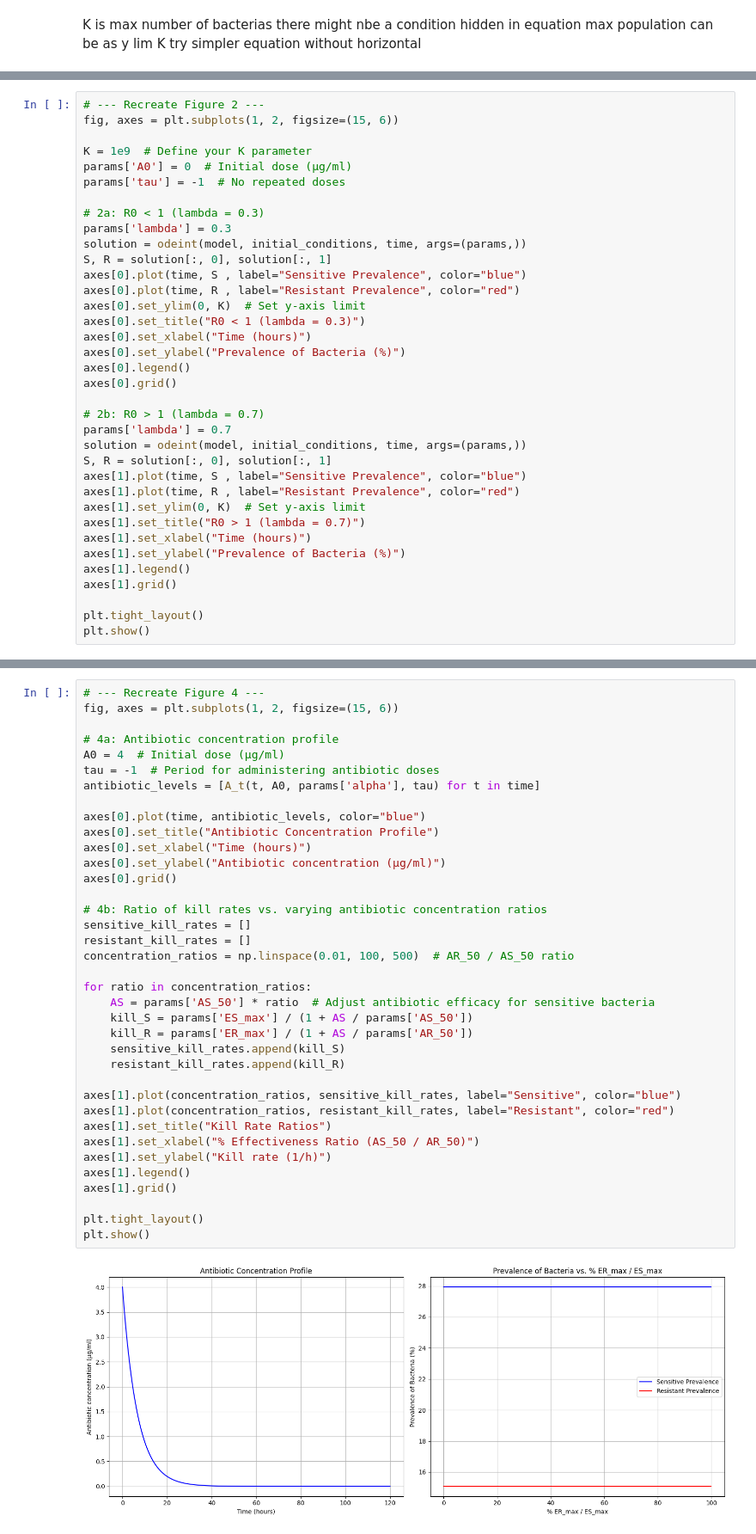
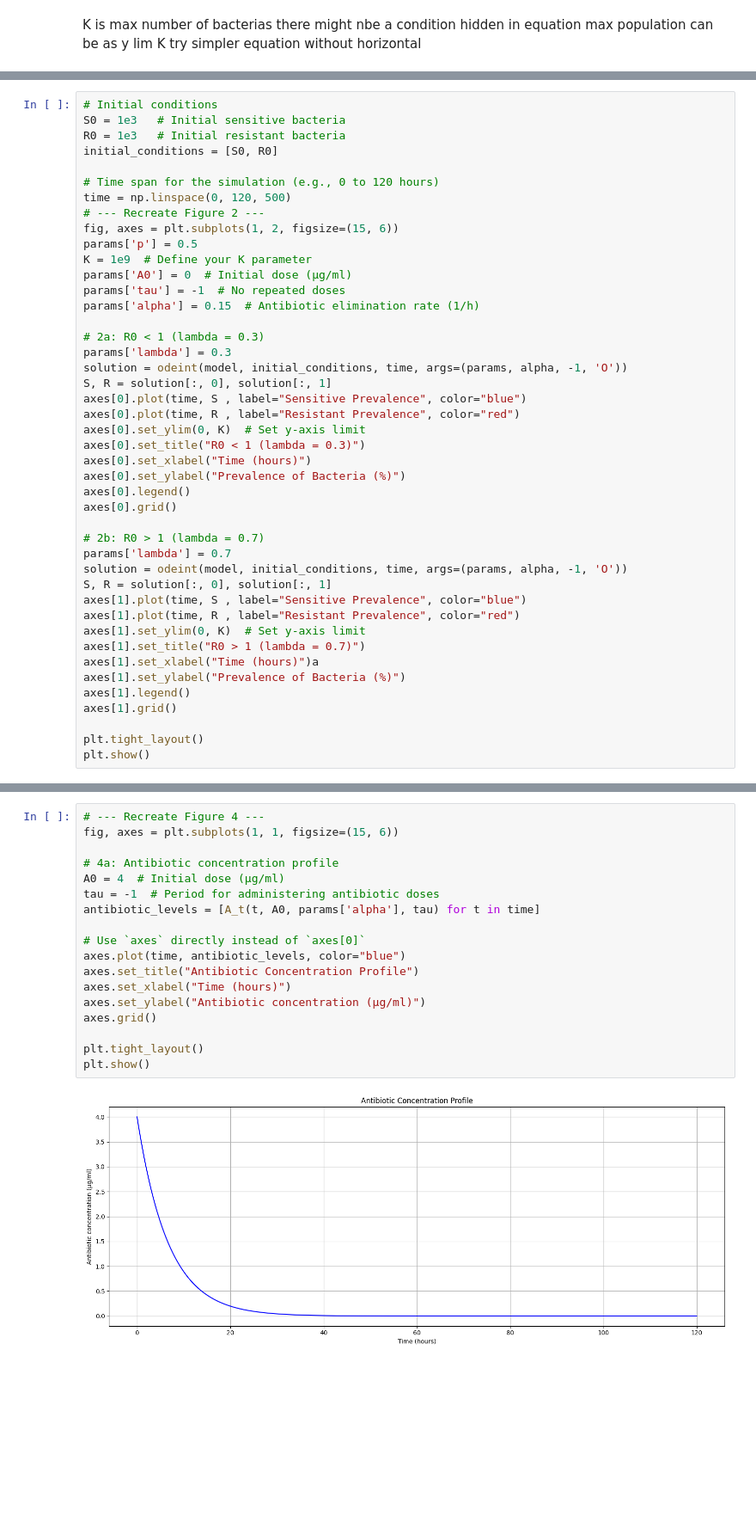
Before and after one commit to itillushka/Antibiotic-Resistance, a Jupyter notebook: antibiotic_resistance_nb.ipynb, the cells around one changed output, grey strips where cells are left out. Shown at 86% size. Drawn from its saved outputs; the diff is of its cells as text; blank space fills up the shorter version.

Commit message:
Model improved, major fixes

```diff
--- a/antibiotic_resistance_nb.ipynb
+++ b/antibiotic_resistance_nb.ipynb
@@ -73,14 +154,22 @@ time = np.linspace(0, 120, 500)
 # %%
+# Initial conditions
+S0 = 1e3   # Initial sensitive bacteria
+R0 = 1e3   # Initial resistant bacteria
+initial_conditions = [S0, R0]
+
+# Time span for the simulation (e.g., 0 to 120 hours)
+time = np.linspace(0, 120, 500)
 # --- Recreate Figure 2 ---
 fig, axes = plt.subplots(1, 2, figsize=(15, 6))
-
+params['p'] = 0.5
 K = 1e9  # Define your K parameter
 params['A0'] = 0  # Initial dose (μg/ml)
 params['tau'] = -1  # No repeated doses
+params['alpha'] = 0.15  # Antibiotic elimination rate (1/h)
 
 # 2a: R0 < 1 (lambda = 0.3)
 params['lambda'] = 0.3
-solution = odeint(model, initial_conditions, time, args=(params,))
+solution = odeint(model, initial_conditions, time, args=(params, alpha, -1, 'O'))
 S, R = solution[:, 0], solution[:, 1]
 axes[0].plot(time, S , label="Sensitive Prevalence", color="blue")
 axes[0].plot(time, R , label="Resistant Prevalence", color="red")
@@ -93,13 +182,13 @@ axes[0].grid()
 
 # 2b: R0 > 1 (lambda = 0.7)
 params['lambda'] = 0.7
-solution = odeint(model, initial_conditions, time, args=(params,))
+solution = odeint(model, initial_conditions, time, args=(params, alpha, -1, 'O'))
 S, R = solution[:, 0], solution[:, 1]
 axes[1].plot(time, S , label="Sensitive Prevalence", color="blue")
 axes[1].plot(time, R , label="Resistant Prevalence", color="red")
 axes[1].set_ylim(0, K)  # Set y-axis limit
 axes[1].set_title("R0 > 1 (lambda = 0.7)")
-axes[1].set_xlabel("Time (hours)")
+axes[1].set_xlabel("Time (hours)")a
 axes[1].set_ylabel("Prevalence of Bacteria (%)")
 axes[1].legend()
 axes[1].grid()
@@ -111,39 +200,20 @@ plt.show()
 # %%
 # --- Recreate Figure 4 ---
-fig, axes = plt.subplots(1, 2, figsize=(15, 6))
+fig, axes = plt.subplots(1, 1, figsize=(15, 6))
 
 # 4a: Antibiotic concentration profile
 A0 = 4  # Initial dose (μg/ml)
 tau = -1  # Period for administering antibiotic doses
 antibiotic_levels = [A_t(t, A0, params['alpha'], tau) for t in time]
 
-axes[0].plot(time, antibiotic_levels, color="blue")
-axes[0].set_title("Antibiotic Concentration Profile")
-axes[0].set_xlabel("Time (hours)")
-axes[0].set_ylabel("Antibiotic concentration (μg/ml)")
-axes[0].grid()
-
-# 4b: Ratio of kill rates vs. varying antibiotic concentration ratios
-sensitive_kill_rates = []
-resistant_kill_rates = []
-concentration_ratios = np.linspace(0.01, 100, 500)  # AR_50 / AS_50 ratio
-
-for ratio in concentration_ratios:
-    AS = params['AS_50'] * ratio  # Adjust antibiotic efficacy for sensitive bacteria
-    kill_S = params['ES_max'] / (1 + AS / params['AS_50'])
-    kill_R = params['ER_max'] / (1 + AS / params['AR_50'])
-    sensitive_kill_rates.append(kill_S)
-    resistant_kill_rates.append(kill_R)
-
-axes[1].plot(concentration_ratios, sensitive_kill_rates, label="Sensitive", color="blue")
-axes[1].plot(concentration_ratios, resistant_kill_rates, label="Resistant", color="red")
-axes[1].set_title("Kill Rate Ratios")
-axes[1].set_xlabel("% Effectiveness Ratio (AS_50 / AR_50)")
-axes[1].set_ylabel("Kill rate (1/h)")
-axes[1].legend()
-axes[1].grid()
+# Use `axes` directly instead of `axes[0]`
+axes.plot(time, antibiotic_levels, color="blue")
+axes.set_title("Antibiotic Concentration Profile")
+axes.set_xlabel("Time (hours)")
+axes.set_ylabel("Antibiotic concentration (μg/ml)")
+axes.grid()
 
 plt.tight_layout()
 plt.show()
 # %% [output]
-[figure, old version]
+[figure, new version]
```
Also changed, not shown: parts of 4 cells of this notebook.
